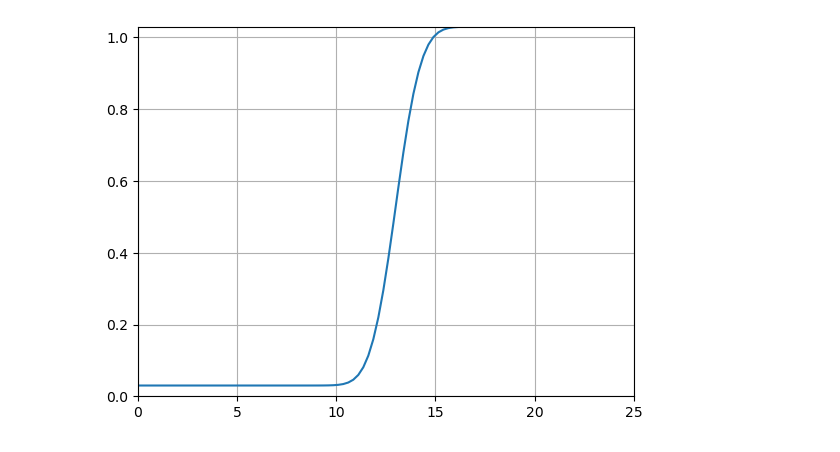
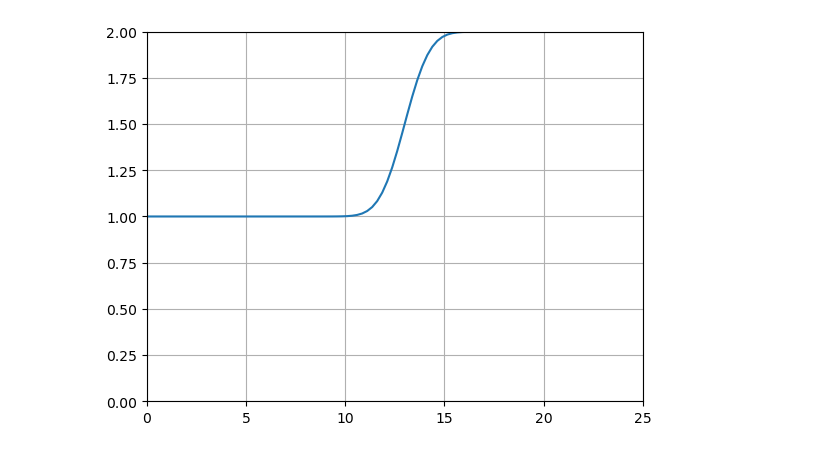
Before and after one commit to SimonHakvoort/thesiscode, a Jupyter notebook: src/emos_results/cdf_plotting.ipynb, the cells around one changed output. Drawn from its saved outputs; the diff is of its cells as text; code cells hidden in the pictures.

```diff
--- a/src/emos_results/cdf_plotting.ipynb
+++ b/src/emos_results/cdf_plotting.ipynb
@@ -5,17 +5,17 @@ from scipy.stats import norm
 # %%
 # plot a normal cdf with mean 13 and std 4
 x = np.linspace(0, 25, 100)
 
 mean = 13
 std = 1
-c = 0.03
+c = 1
 
 y = norm.cdf(x, mean, std) + c
 
 plt.plot(x, y)
 plt.xlim(0, 25)
 plt.ylim(0, 1 + c)
 plt.grid()
 plt.show()
 # %% [output]
-[figure, old version]
+[figure, new version]
```
Also changed, not shown: 5 other files.
